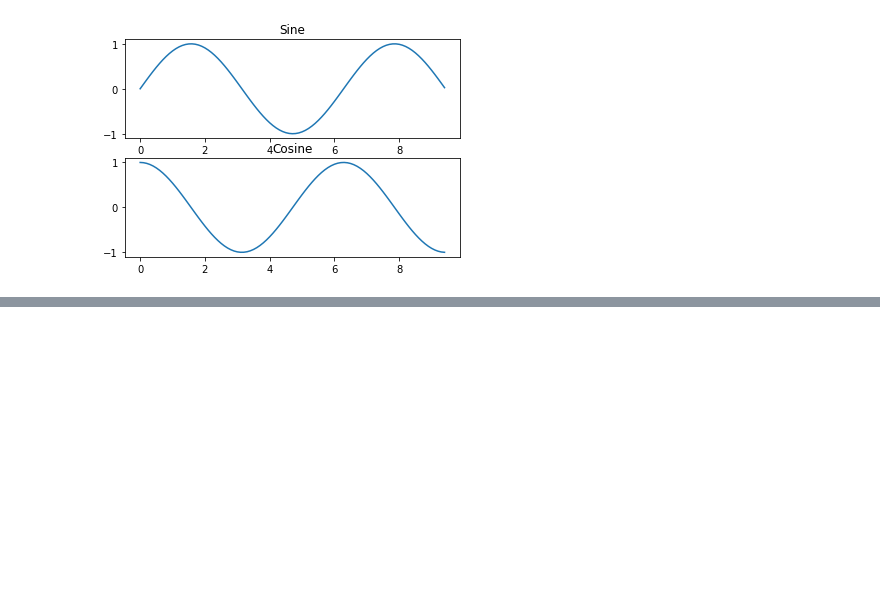
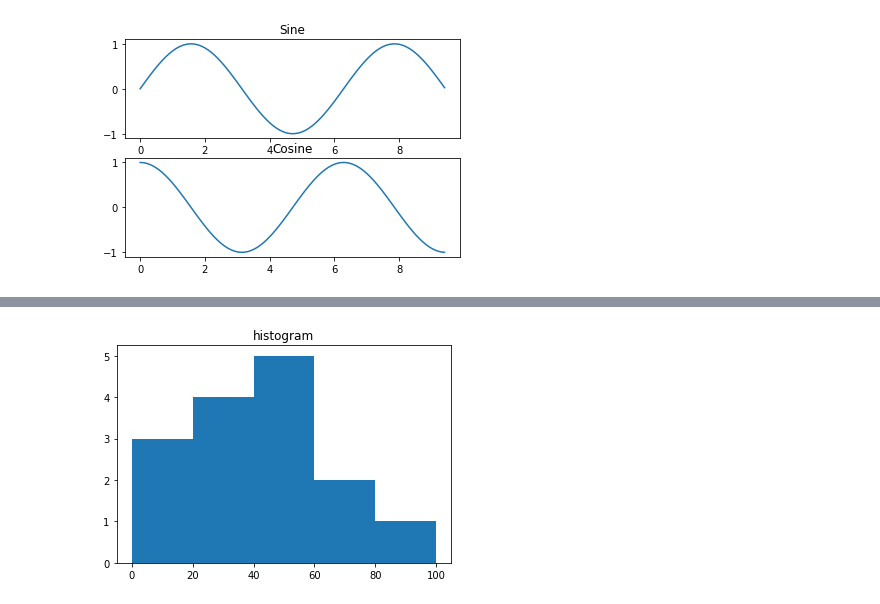
Before and after one commit to YJCheng1210/Matplotlib_Numpy_Pandas, a Jupyter notebook: Matplotlib.ipynb, the cells around one changed output, grey strips where cells are left out. Cells and saved outputs as stored; diff of their text form; code cells hidden in the pictures; blank space fills up the shorter version.

```diff
--- a/Matplotlib.ipynb
+++ b/Matplotlib.ipynb
@@ -137,0 +177,10 @@ plt.show()
+# %%
+from matplotlib import pyplot as plt
+import numpy as np
+
+a = np.array([22,87,5,43,56,73,55,54,11,20,51,5,79,31,27])
+plt.hist(a, bins =  [0,20,40,60,80,100])
+plt.title("histogram")
+plt.show()
+# %% [output]
+[figure, added]
```
Also changed, not shown: parts of 5 cells of this notebook.
